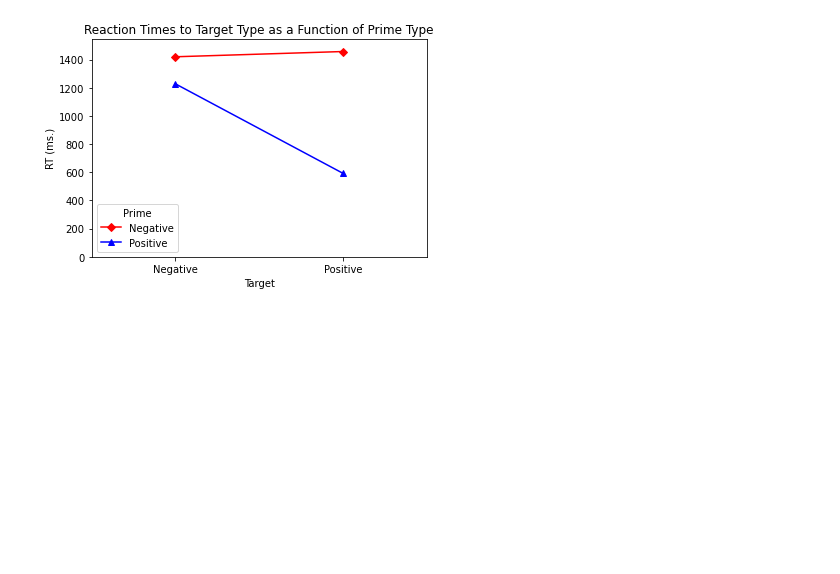
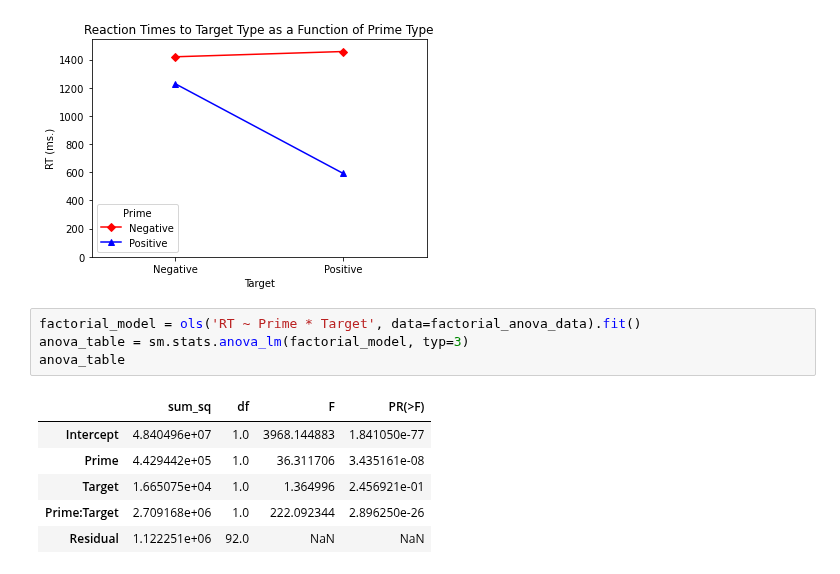
Before and after one commit to ajstewartlang/02_intro_to_python_programming, a Jupyter notebook: pandas.ipynb, the cells around one changed output. Drawn from its saved outputs; the diff is of its cells as text; blank space fills up the shorter version.

```diff
--- a/pandas.ipynb
+++ b/pandas.ipynb
@@ -260,3 +275,14 @@ plt.ylim(0)
 plt.margins(.5, 1)
 # %% [output]
 [figure]
+# %%
+factorial_model = ols('RT ~ Prime * Target', data=factorial_anova_data).fit()
+anova_table = sm.stats.anova_lm(factorial_model, typ=3)
+anova_table
+# %% [output]
+|  | sum_sq | df | F | PR(>F) |
+| Intercept | 4.840496e+07 | 1.0 | 3968.144883 | 1.841050e-77 |
+| Prime | 4.429442e+05 | 1.0 | 36.311706 | 3.435161e-08 |
+| Target | 1.665075e+04 | 1.0 | 1.364996 | 2.456921e-01 |
+| Prime:Target | 2.709168e+06 | 1.0 | 222.092344 | 2.896250e-26 |
+| Residual | 1.122251e+06 | 92.0 | NaN | NaN |
```
Also changed, not shown: parts of 5 cells of this notebook, 9 other files.
